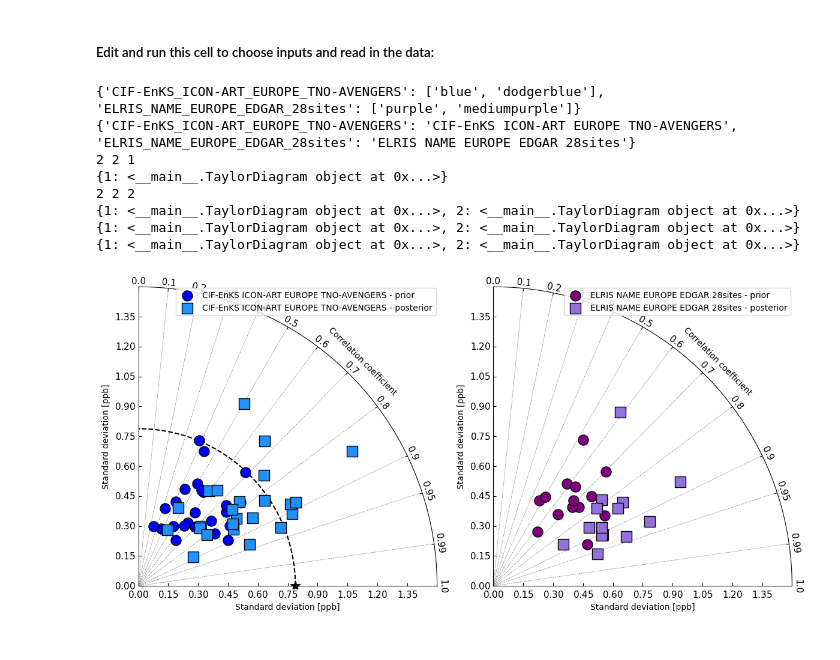
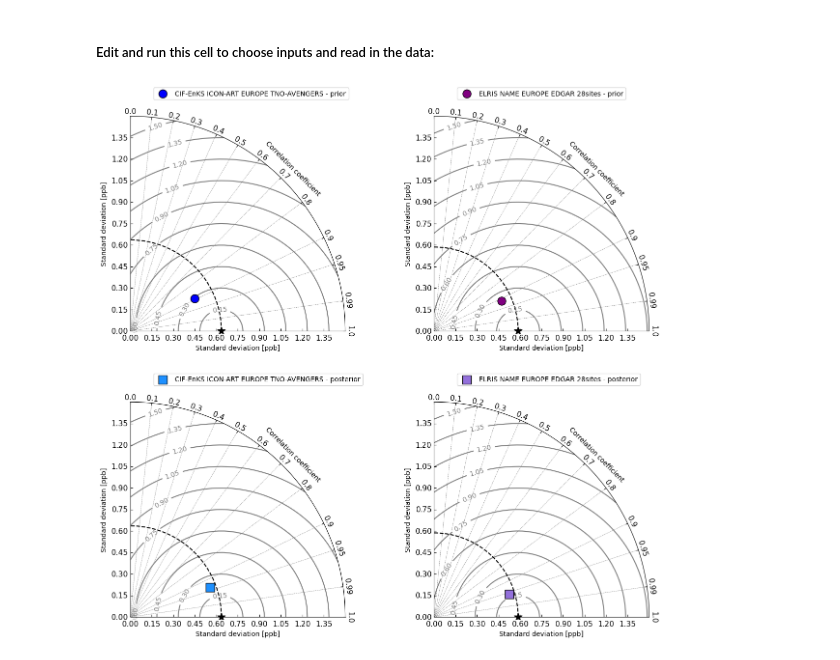
Before and after one commit to mgalkowski/fluxy-mpi-bgc, a Jupyter notebook: scripts/taylor_plot.ipynb, the cells around one changed output. Drawn from its saved outputs; the diff is of its cells as text; code cells hidden in the pictures.

Commit message:
fix contours for taylor plot  and docstring

```diff
--- a/scripts/taylor_plot.ipynb
+++ b/scripts/taylor_plot.ipynb
@@ -277,7 +310,7 @@ def plot_taylor_diagram(
         nrows = nsubplots // ncols + 1
 
     # Create the figure
-    fig = plt.figure(figsize=(6 * ncols, 6 * nrows), tight_layout=True)
+    fig = plt.figure(figsize=(6 * ncols, 6 * nrows), tight_layout=False)
 
     # Create a dictionary to save positions of diagrams
     dict_diags_pos = {}
@@ -310,10 +343,13 @@ def plot_taylor_diagram(
             list_sds_sim = df_sds_sim[m].values
             list_pearsons = df_pearson[m].values
 
+            # Remove observation reference if multiple sd_obs
+            sd_obs = df_sds_obs[m].values[0] if len(list_sds_obs) == 1 else None
+
             # Create the Taylor diagram using the corresponding class or fetch it
             if index_pos not in dict_diags_pos:
                 diag = TaylorDiagram(
-                    list_sds_obs[0],
+                    sd_obs=sd_obs,
                     fig=fig,
                     position=(nrows, ncols, index_pos),
                     markersize=150,
@@ -324,9 +360,6 @@ def plot_taylor_diagram(
             else:
                 diag = dict_diags_pos[index_pos]
 
-            # Add RMSE contours
-            # plt.clabel(diag.add_contours(colors='0.5'), inline=1, fontsize=10)
-
             # Define labels, colors and markers
             label = model_labels[m] + ' - ' + s
             color = model_colors[m][0] if s == 'prior' else model_colors[m][1]
@@ -334,7 +367,7 @@ def plot_taylor_diagram(
 
             # Add samples to the diagram
             diag.add_samples(list_sds_sim, list_pearsons, c=color, edgecolor='k', marker=marker, label=label)
-            diag.ax.legend()
+            diag._ax.legend(fontsize=10, loc='lower left', bbox_to_anchor=(0.1, 1.05))
 
             # Save the position of the diagram's subplot
             dict_diags_pos[index_pos] = diag
@@ -345,48 +378,33 @@ from fluxy.operators.select import slice_mf
 from fluxy.operators.mf import stats_mf
 from fluxy.plots.mf_stats import plot_stats_mf
 
-
 ###################################
-### edit variables in this block
-stats_to_plot = ["pearson", "sd_obs", "sd_sim"]
-what_to_compare = "posterior"
-stats_ylim = {"pearson": [0, 1], "bias": [-1.5, 0.5], "crmse": [0, 5]}  # or set it to None
-get_labels_from_file = True  # If False, uses default labels. If True, uses labels from config file.
-
 ds_all_allsites = slice_mf(
     ds_all_mf.copy(),
     start_date,
     end_date,
-    site=None,
+    site="MHD",
     baseline_site=baseline_site,
     data_dir=data_dir,
     mf_units_print=mf_units_print,
 )
 
 model_labels = set_model_labels(models, config_data, get_labels_from_file)
 
 stats_prior = stats_mf(ds_all_allsites, stats_type="prior")
 stats_posterior = stats_mf(ds_all_allsites, stats_type="posterior")
 
 fig = plot_taylor_diagram(
     stats={'prior': stats_prior, 'posterior': stats_posterior},
     model_colors=model_colors,
     model_labels=model_labels,
     plot_type_model='separate',
-    plot_type_stat='together',
+    plot_type_stat='separate',
     include=['prior', 'posterior'],
     sd_range=[0, 1.5],
     sd_unit='ppb'
 )
 
 fig.show()
 # %% [output]
-{'CIF-EnKS_ICON-ART_EUROPE_TNO-AVENGERS': ['blue', 'dodgerblue'], 'ELRIS_NAME_EUROPE_EDGAR_28sites': ['purple', 'mediumpurple']}
-{'CIF-EnKS_ICON-ART_EUROPE_TNO-AVENGERS': 'CIF-EnKS ICON-ART EUROPE TNO-AVENGERS', 'ELRIS_NAME_EUROPE_EDGAR_28sites': 'ELRIS NAME EUROPE EDGAR 28sites'}
-2 2 1
-{1: <__main__.TaylorDiagram object at 0x...>}
-2 2 2
-{1: <__main__.TaylorDiagram object at 0x...>, 2: <__main__.TaylorDiagram object at 0x...>}
-{1: <__main__.TaylorDiagram object at 0x...>, 2: <__main__.TaylorDiagram object at 0x...>}
-{1: <__main__.TaylorDiagram object at 0x...>, 2: <__main__.TaylorDiagram object at 0x...>}
-[figure, old version]
+[figure, new version]
```
Also changed, not shown: parts of 1 cell of this notebook, 2 other files.
